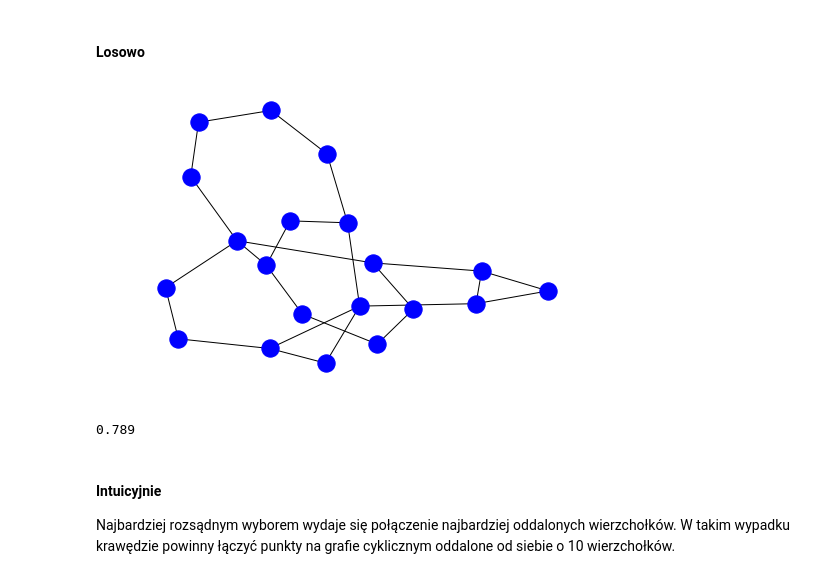
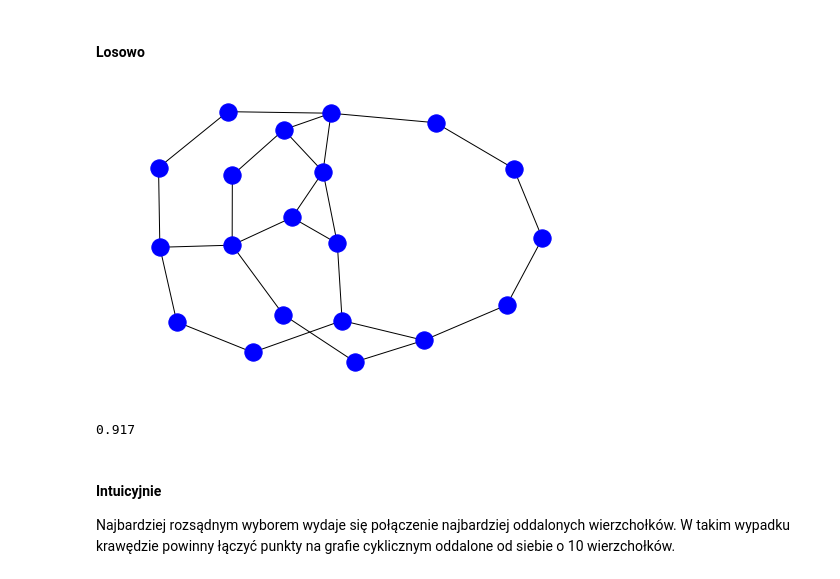
Before and after one commit to pawel-wlk/sieci-grafy, a Jupyter notebook: TSsprawozdanie2.ipynb, the cells around one changed output. Drawn from its saved outputs; the diff is of its cells as text; code cells hidden in the pictures.

Commit message:
changed random graph generating

```diff
--- a/TSsprawozdanie2.ipynb
+++ b/TSsprawozdanie2.ipynb
@@ -93,24 +93,17 @@ Następnie zbadamy wpływ dodania 4 krawędzi dodanych losowo albo intuicyjnie.
 #### Losowo
 # %%
 rand_graph = modified.copy()
-# generowanie krawędzi
-rand_set = set()
 
-while len(rand_set) != 8:
-    rand_set.add(random.randint(0,19))
-
-rand_set = list(rand_set)
-# dodawanie krawędzi
-for i in range(0,8,2):
-    rand_graph.add_edge(rand_set[i], rand_set[i+1], rel=0.4)
+for i in range(4):
+    rand_graph.add_edge(random.randint(0,19), random.randint(0,19), rel=0.4)
 
 nx.draw(rand_graph, node_color='b')
 # %% [output]
-[figure, old version]
+[figure, new version]
 # %%
 monte_carlo(rand_graph)
 # %% [output]
-0.789
+0.917
 # %% [markdown]
 #### Intuicyjnie
 Najbardziej rozsądnym wyborem wydaje się połączenie najbardziej oddalonych wierzchołków. W takim wypadku krawędzie powinny łączyć punkty na grafie cyklicznym oddalone od siebie o 10 wierzchołków.
```
Also changed, not shown: parts of 20 cells of this notebook.
